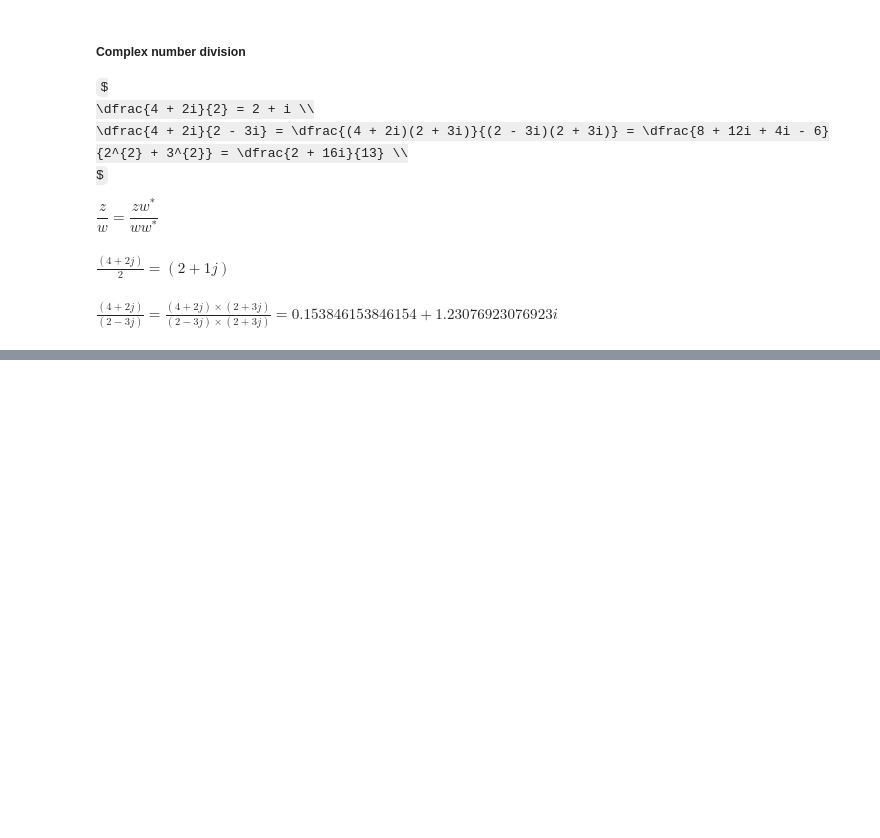
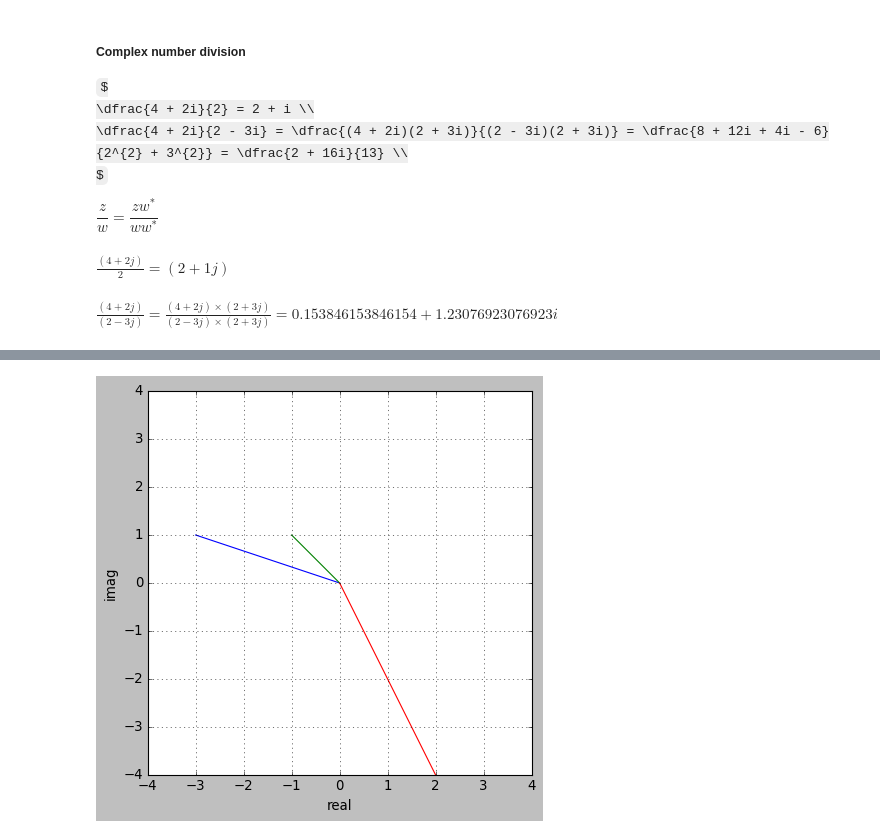
Before and after one commit to pawelztef/maths_pyt, a Jupyter notebook: algebra_2.ipynb, the cells around one changed output, grey strips where cells are left out. Cells and saved outputs as stored; diff of their text form; code cells hidden in the pictures; some formulas as TeX source; blank space fills up the shorter version.

```diff
--- a/algebra_2.ipynb
+++ b/algebra_2.ipynb
@@ -394,0 +448,19 @@ $\displaystyle \frac{(4+2j)}{(2-3j)} = \frac{(4+2j)\times (2+3j)}{(2-3j)\times (
+# %%
+import numpy as np
+import matplotlib.pyplot as plt
+
+z1 = complex(-3,1)
+z2 = complex(-1,1)
+z1tz2 = z1*z2
+
+plt.plot([0, np.real(z1)],[0, np.imag(z1)], label='z1')
+plt.plot([0, np.real(z2)],[0, np.imag(z2)], label='z2')
+plt.plot([0, np.real(z1tz2)],[0, np.imag(z1tz2)], label='z1*z2')
+plt.xlabel('real')
+plt.ylabel('imag')
+plt.grid()
+plt.axis('square')
+plt.axis([-4,4,-4,4])
+plt.show()
+# %% [output]
+[figure, added]
```
Also changed, not shown: parts of 30 cells of this notebook.
